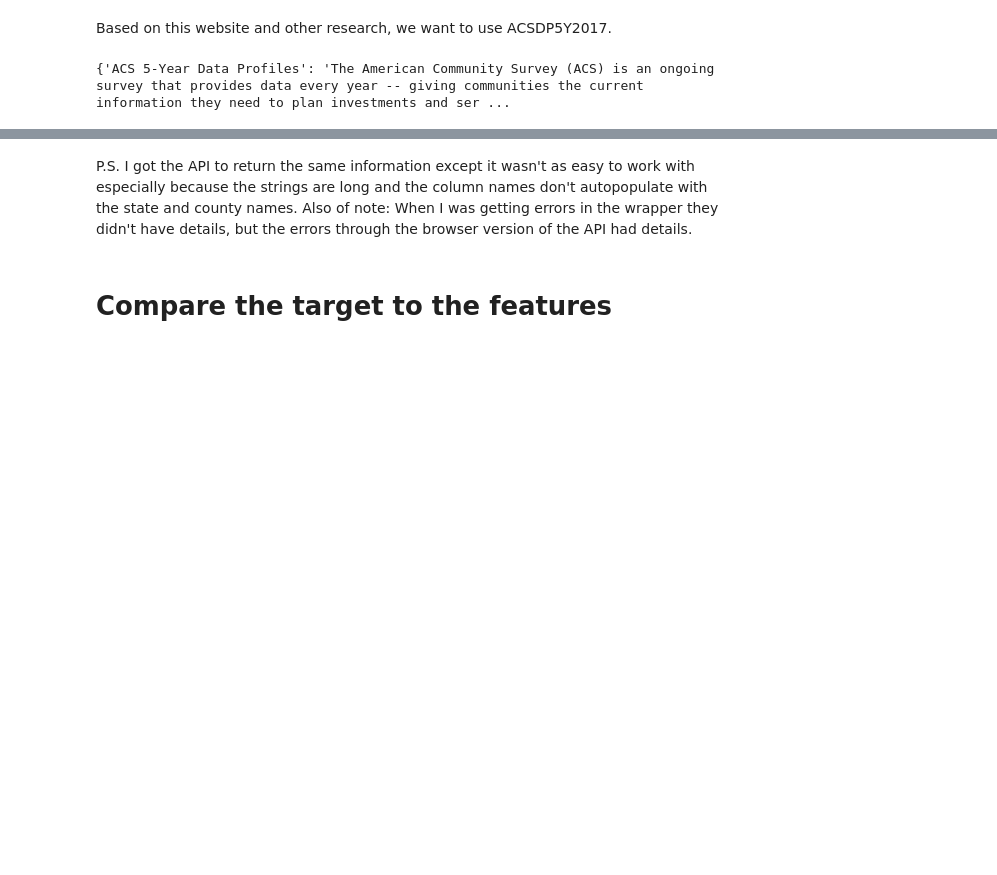
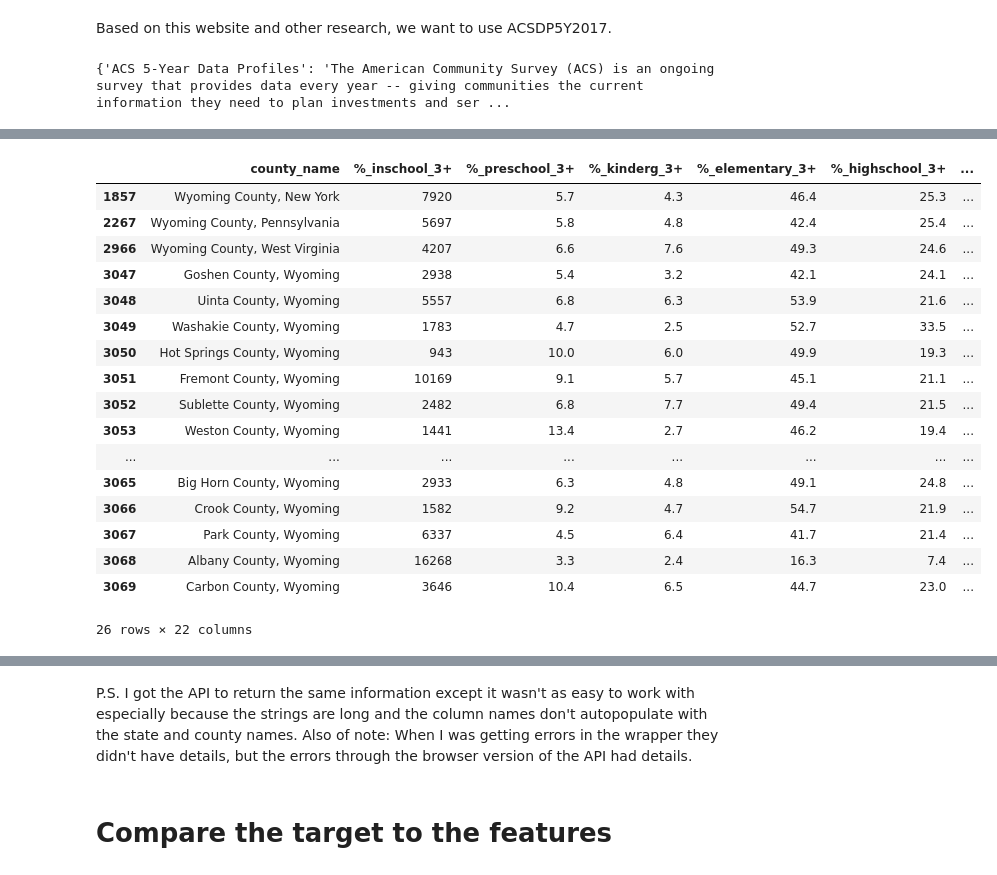
Before and after one commit to MIAISEMAN/mod_3_project, a Jupyter notebook: tuesday_progress.ipynb, the cells around one changed output, grey strips where cells are left out. Cells and saved outputs as stored; diff of their text form; code cells hidden in the pictures; blank space fills up the shorter version.

```diff
--- a/tuesday_progress.ipynb
+++ b/tuesday_progress.ipynb
@@ -95,0 +104,3 @@ cols
+# %%
+counties_df = con.query(cols=cols, geo_unit=g_unit)
+counties_df.head()
@@ -95,0 +115,43 @@ cols
+# %%
+counties_df = counties_df.rename(index=str, columns={'NAME': 'county_name',
+                                       'DP02_0052PE': '%_inschool_3+',
+                                       'DP02_0053PE': '%_preschool_3+',
+                                       'DP02_0054PE': '%_kinderg_3+',
+                                       'DP02_0055PE': '%_elementary_3+',
+                                       'DP02_0056PE': '%_highschool_3+',
+                                       'DP02_0057PE': '%_college_3+',
+                                       'DP02_0058PE': '%_25+',
+                                       'DP02_0059PE': '%_below9th_25+',
+                                       'DP02_0060PE': '%_9th-12th_25+',
+                                       'DP02_0061PE': '%_hsgrad_25+',
+                                       'DP02_0062PE': '%_somecollege_25+',
+                                       'DP02_0063PE': '%_associates_25+',
+                                       'DP02_0064PE': '%_bachelors_b25+',
+                                       'DP02_0065PE': '%_gradschool_25+',
+                                       'DP02_0066PE': '%_hsgrad_or+_25+',
+                                       'DP02_0067PE': '%_bachelors_or+_25+',
+                                       'DP02_0150PE': '%_useinternet_total_households',
+                                       'DP02_0151PE': '%_havecomp_total_households',
+                                       'DP02_0152PE': '%_broadband_total_households',
+                                      })
+# %%
+counties_df[counties_df['county_name'].str.contains('Wyoming')]
+# %% [output]
+|  | county_name | %_inschool_3+ | %_preschool_3+ | %_kinderg_3+ | %_elementary_3+ | %_highschool_3+ | ... |
+| 1857 | Wyoming County, New York | 7920 | 5.7 | 4.3 | 46.4 | 25.3 | ... |
+| 2267 | Wyoming County, Pennsylvania | 5697 | 5.8 | 4.8 | 42.4 | 25.4 | ... |
+| 2966 | Wyoming County, West Virginia | 4207 | 6.6 | 7.6 | 49.3 | 24.6 | ... |
+| 3047 | Goshen County, Wyoming | 2938 | 5.4 | 3.2 | 42.1 | 24.1 | ... |
+| 3048 | Uinta County, Wyoming | 5557 | 6.8 | 6.3 | 53.9 | 21.6 | ... |
+| 3049 | Washakie County, Wyoming | 1783 | 4.7 | 2.5 | 52.7 | 33.5 | ... |
+| 3050 | Hot Springs County, Wyoming | 943 | 10.0 | 6.0 | 49.9 | 19.3 | ... |
+| 3051 | Fremont County, Wyoming | 10169 | 9.1 | 5.7 | 45.1 | 21.1 | ... |
+| 3052 | Sublette County, Wyoming | 2482 | 6.8 | 7.7 | 49.4 | 21.5 | ... |
+| 3053 | Weston County, Wyoming | 1441 | 13.4 | 2.7 | 46.2 | 19.4 | ... |
+| ... | ... | ... | ... | ... | ... | ... | ... |
+| 3065 | Big Horn County, Wyoming | 2933 | 6.3 | 4.8 | 49.1 | 24.8 | ... |
+| 3066 | Crook County, Wyoming | 1582 | 9.2 | 4.7 | 54.7 | 21.9 | ... |
+| 3067 | Park County, Wyoming | 6337 | 4.5 | 6.4 | 41.7 | 21.4 | ... |
+| 3068 | Albany County, Wyoming | 16268 | 3.3 | 2.4 | 16.3 | 7.4 | ... |
+| 3069 | Carbon County, Wyoming | 3646 | 10.4 | 6.5 | 44.7 | 23.0 | ... |
+26 rows × 22 columns
```
Also changed, not shown: parts of 18 cells of this notebook, 1 other file.
